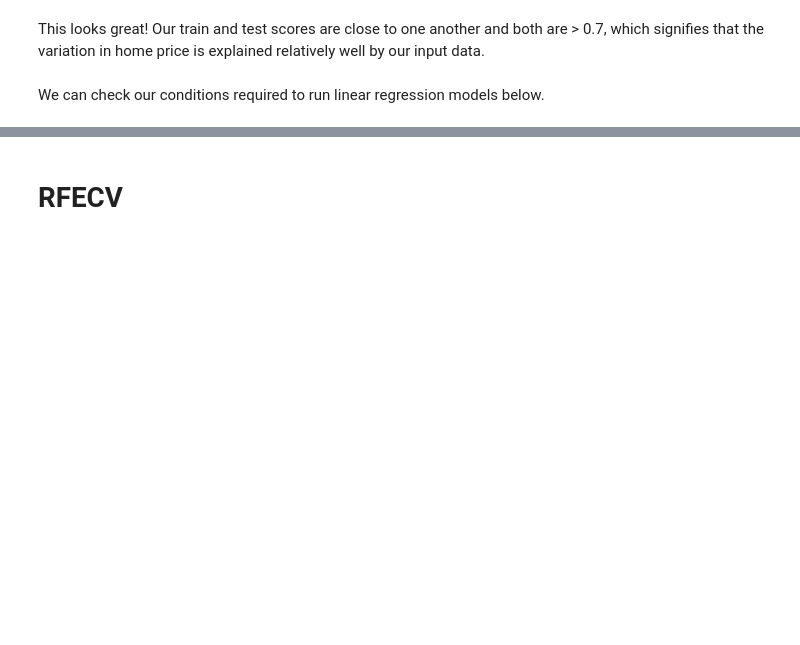
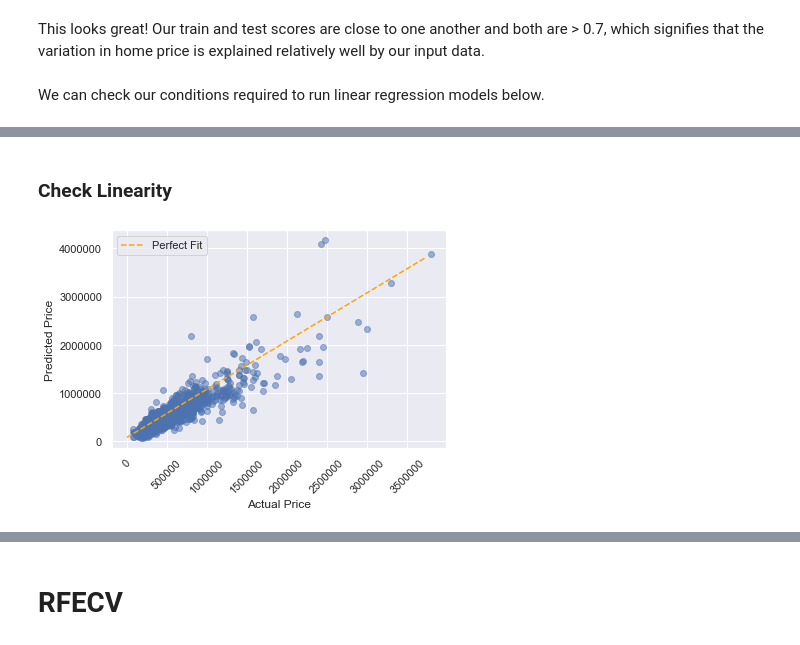
Before and after one commit to zpollats/p2_project_group4, a Jupyter notebook: KC_Housing_Final_Notebook.ipynb, the cells around one changed output, grey strips where cells are left out. Saved outputs shown, nothing was run; the diff lists cells and outputs as text; code cells hidden in the pictures; blank space fills up the shorter version.

Commit message:
add checks for linear model assumptions

```diff
--- a/KC_Housing_Final_Notebook.ipynb
+++ b/KC_Housing_Final_Notebook.ipynb
@@ -1223,0 +1233,15 @@ y_hat.head()
+# %% [markdown]
+### Check Linearity
+# %%
+fig, ax = plt.subplots()
+
+perfect_line = np.arange(y_test.min(), y_test.max())
+ax.plot(perfect_line, linestyle="--", color="orange", label="Perfect Fit")
+ax.scatter(y_hat_df['price'], y_hat_df['Predicted Price'], alpha=0.5)
+ax.set_xlabel("Actual Price")
+ax.set_ylabel("Predicted Price")
+ax.ticklabel_format(style='plain')
+ax.tick_params(axis='x', labelrotation = 45)
+ax.legend();
+# %% [output]
+[figure, added]
```
Also changed, not shown: parts of 34 cells of this notebook.
